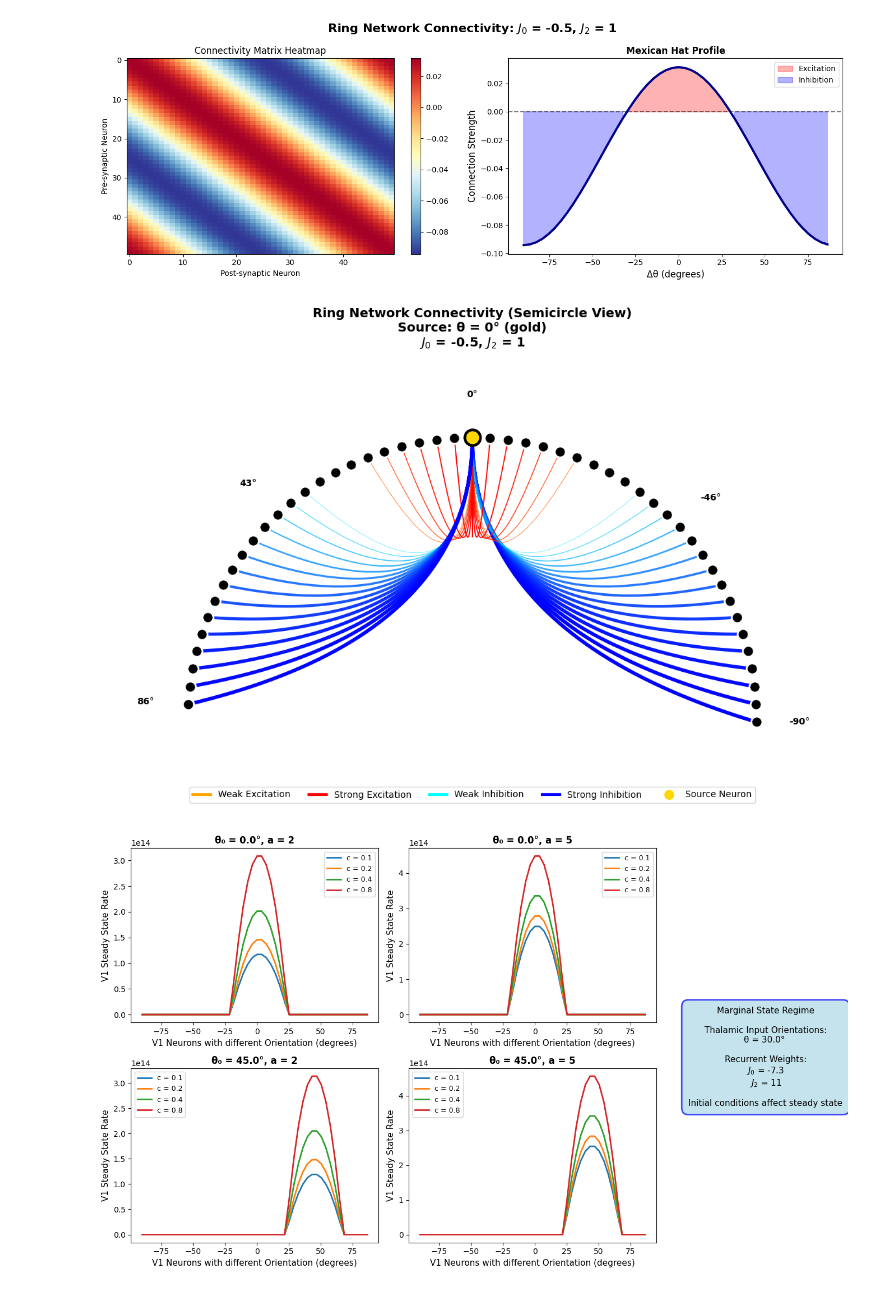
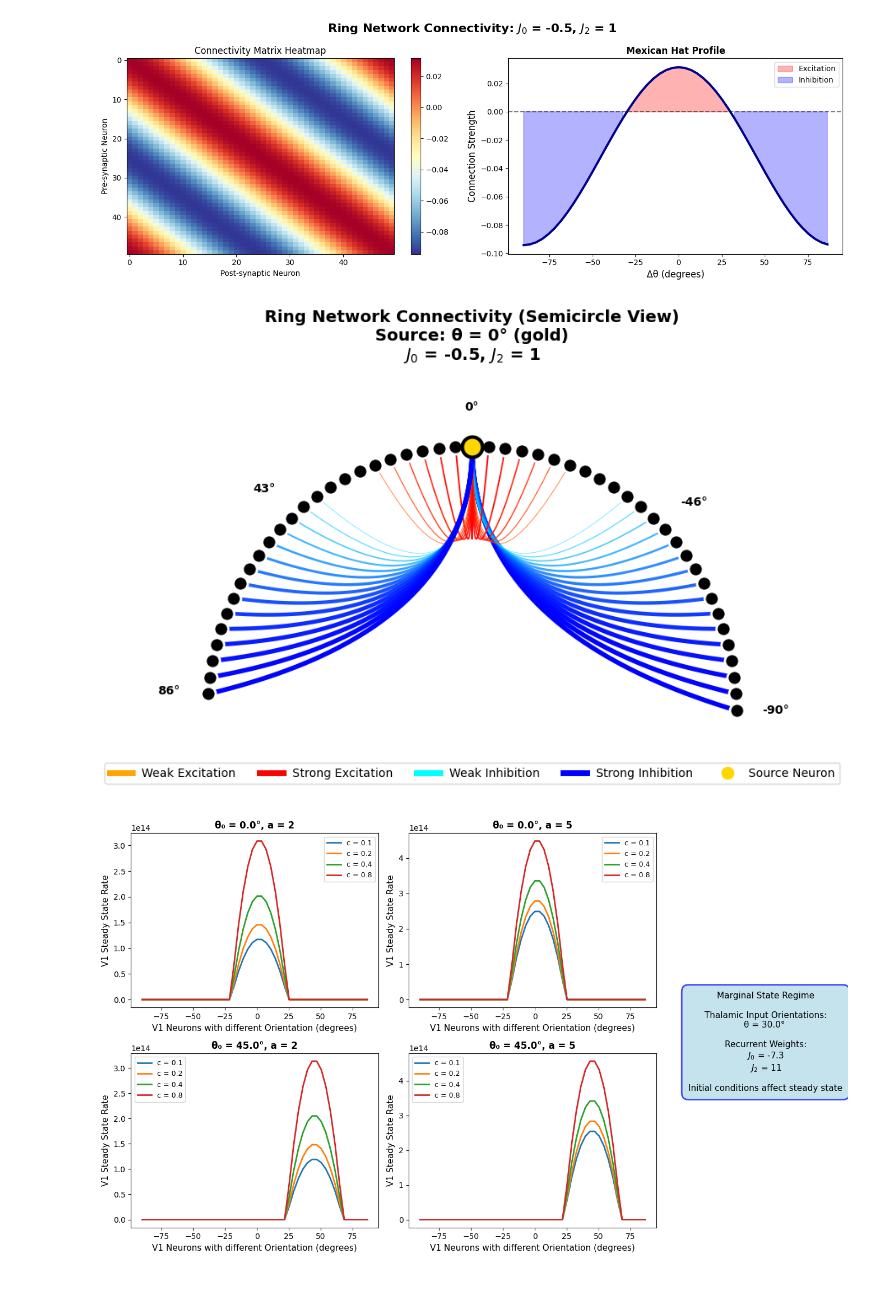
Before and after one commit to Qunzh/CAN_GridCell_Model, a Jupyter notebook: Ring_Model_V1.ipynb, the cells around one changed output. Saved outputs shown, nothing was run; the diff lists cells and outputs as text; code cells hidden in the pictures.

```diff
--- a/Ring_Model_V1.ipynb
+++ b/Ring_Model_V1.ipynb
@@ -91,6 +91,7 @@ plt.show()
 fig, axes = plt.subplots(1, 2, figsize=(14, 5))
 
 # Left: Heatmap
+n_number = 50
 im = axes[0].imshow(W, cmap='RdYlBu_r', aspect='auto')
 axes[0].set_xlabel('Post-synaptic Neuron')
 axes[0].set_ylabel('Pre-synaptic Neuron')
@@ -117,98 +118,78 @@ plt.show()
 # %% [output]
 [figure]
 # %%
-import matplotlib.pyplot as plt
-import numpy as np
 from matplotlib.lines import Line2D
 from matplotlib.colors import to_rgb
 
-# Helper function to interpolate between two colors
 def interpolate_color(color1, color2, fraction):
-    """Interpolate between two colors based on fraction (0 to 1)"""
     c1 = np.array(to_rgb(color1))
     c2 = np.array(to_rgb(color2))
     return tuple(c1 + fraction * (c2 - c1))
 
-fig, ax = plt.subplots(figsize=(14, 8))
+fig, ax = plt.subplots(figsize=(10, 6))
 
-# Draw the semicircle
 angles = theta_i
-x_positions = np.cos(angles + np.pi/2)  # Shift to make semicircle upright
+x_positions = np.cos(angles + np.pi/2)
 y_positions = np.sin(angles + np.pi/2)
 
-# Plot neurons on the arc
 ax.scatter(x_positions, y_positions, s=150, c='black', zorder=5, edgecolors='white', linewidths=2)
-
-# Select a source neuron
 source_neuron = n_number // 2
 
-# Draw connections as curved lines
 for target_idx in range(n_number):
     weight = W[source_neuron, target_idx]
 
     if abs(weight) < 0.01:  # Skip very weak connections
         continue
 
-    # Starting and ending points
     x1, y1 = x_positions[source_neuron], y_positions[source_neuron]
     x2, y2 = x_positions[target_idx], y_positions[target_idx]
-
-    # Create curved connection (arc)
-    # Control point for bezier curve (towards center)
     ctrl_x, ctrl_y = 0, 0.3
-
     t = np.linspace(0, 1, 50)
     bez_x = (1-t)**2 * x1 + 2*(1-t)*t * ctrl_x + t**2 * x2
     bez_y = (1-t)**2 * y1 + 2*(1-t)*t * ctrl_y + t**2 * y2
 
-    # Color and style based on connection
     if weight > 0:
-        # Excitatory: interpolate from orange to red based on strength
         strength_fraction = weight / np.max(W)
         color = interpolate_color('orange', 'red', strength_fraction)
         alpha = 0.6 + 0.4 * strength_fraction  # Range from 0.6 to 1.0
     else:
-        # Inhibitory: interpolate from cyan to blue based on strength
         strength_fraction = abs(weight) / abs(np.min(W))
         color = interpolate_color('cyan', 'blue', strength_fraction)
         alpha = 0.6 + 0.4 * strength_fraction  # Range from 0.6 to 1.0
 
     linewidth = abs(weight) / np.max(np.abs(W)) * 4
 
     ax.plot(bez_x, bez_y, color=color, alpha=alpha, linewidth=linewidth)
 
-# Highlight source neuron
 ax.scatter(x_positions[source_neuron], y_positions[source_neuron],
            s=300, c='gold', zorder=6, edgecolors='black', linewidths=3)
-
-# Add angle labels
 for i in [0, n_number//4, n_number//2, 3*n_number//4, n_number-1]:
     ax.text(x_positions[i]*1.15, y_positions[i]*1.15,
             f'{int(np.rad2deg(theta_i[i]))}°',
             ha='center', va='center', fontsize=10, fontweight='bold')
 
 ax.set_aspect('equal')
 ax.axis('off')
 ax.set_xlim(-1.3, 1.3)
 ax.set_ylim(-0.3, 1.3)
 ax.set_title(f'Ring Network Connectivity (Semicircle View)\nSource: θ = 0° (gold)\n$J_0$ = {J_0}, $J_2$ = {J_2}',
              fontsize=14, fontweight='bold')
 
 # Add legend with gradient explanation
 legend_elements = [
-    Line2D([0], [0], color='orange', lw=3, label='Weak Excitation'),
-    Line2D([0], [0], color='red', lw=3, label='Strong Excitation'),
-    Line2D([0], [0], color='cyan', lw=3, label='Weak Inhibition'),
-    Line2D([0], [0], color='blue', lw=3, label='Strong Inhibition'),
+    Line2D([0], [0], color='orange', lw=5, label='Weak Excitation'),
+    Line2D([0], [0], color='red', lw=5, label='Strong Excitation'),
+    Line2D([0], [0], color='cyan', lw=5, label='Weak Inhibition'),
+    Line2D([0], [0], color='blue', lw=5, label='Strong Inhibition'),
     Line2D([0], [0], marker='o', color='w', markerfacecolor='gold',
            markersize=12, label='Source Neuron')
 ]
 ax.legend(handles=legend_elements, loc='lower center', ncol=5, fontsize=10)
 
 plt.tight_layout()
 plt.show()
 # %% [output]
-[figure, old version]
+[figure, new version]
 # %%
 # Amplitude Instability regime (with huge recurrent excitation J_2 and huge recurrent inhibition J_0)
 J_0, J_2 = -7.3, 11
```
Also changed, not shown: parts of 1 cell of this notebook.
